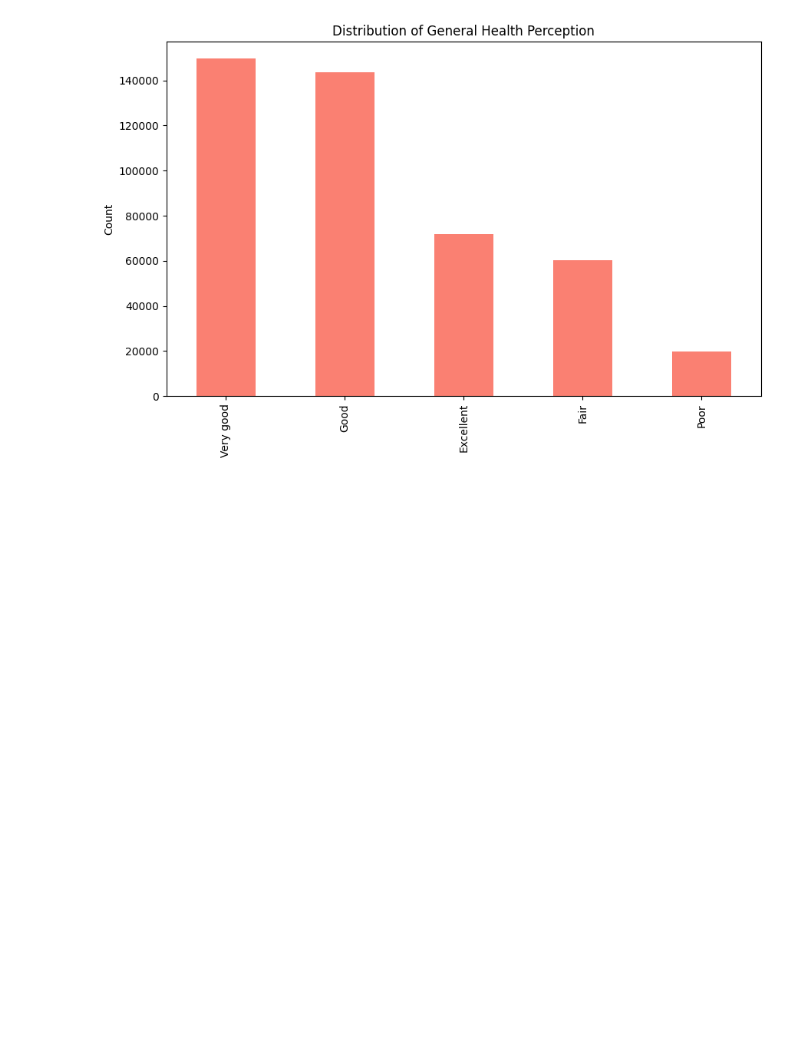
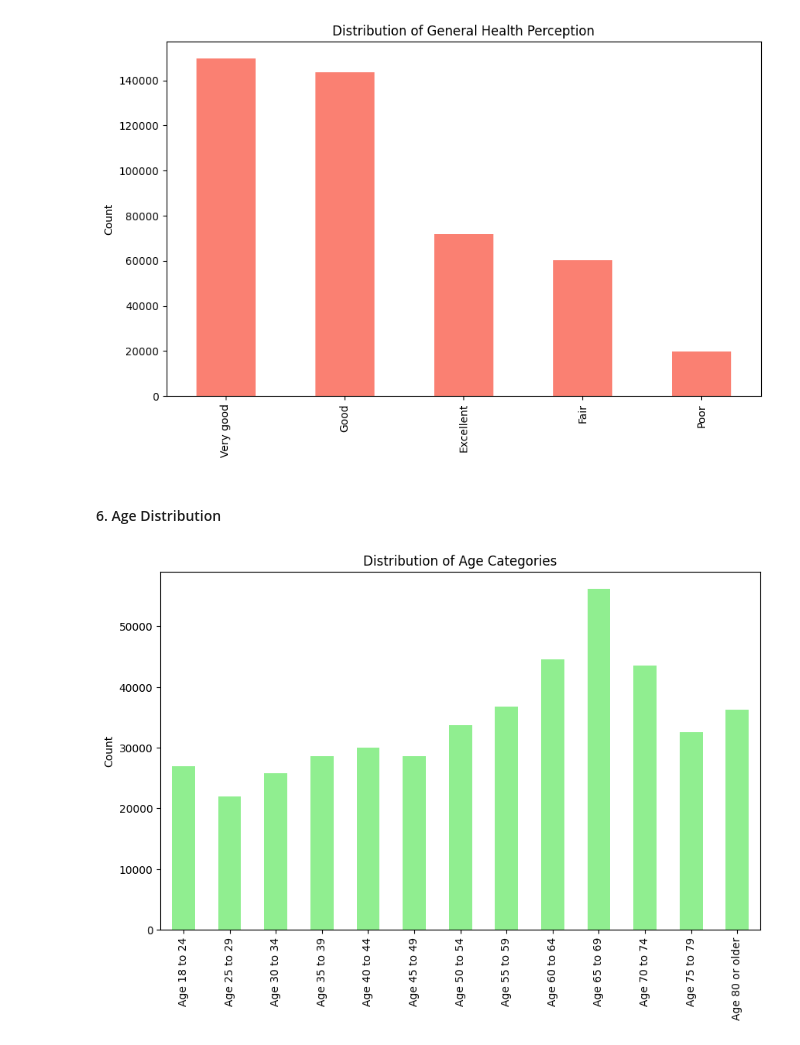
Before and after one commit to rajkumarshahu/AI-Colab, a Jupyter notebook: AI_Project.ipynb, the cells around one changed output. Saved outputs shown, nothing was run; the diff lists cells and outputs as text; code cells hidden in the pictures; blank space fills up the shorter version.

```diff
--- a/AI_Project.ipynb
+++ b/AI_Project.ipynb
@@ -156,3 +156,13 @@ plt.ylabel('Count')
 plt.show()
 # %% [output]
 [figure]
+# %% [markdown]
+#### 6. Age Distribution
+# %%
+plt.figure(figsize=(10, 6))
+data['AgeCategory'].value_counts().sort_index().plot(kind='bar', color='lightgreen')
+plt.title('Distribution of Age Categories')
+plt.ylabel('Count')
+plt.show()
+# %% [output]
+[figure, added]
```
